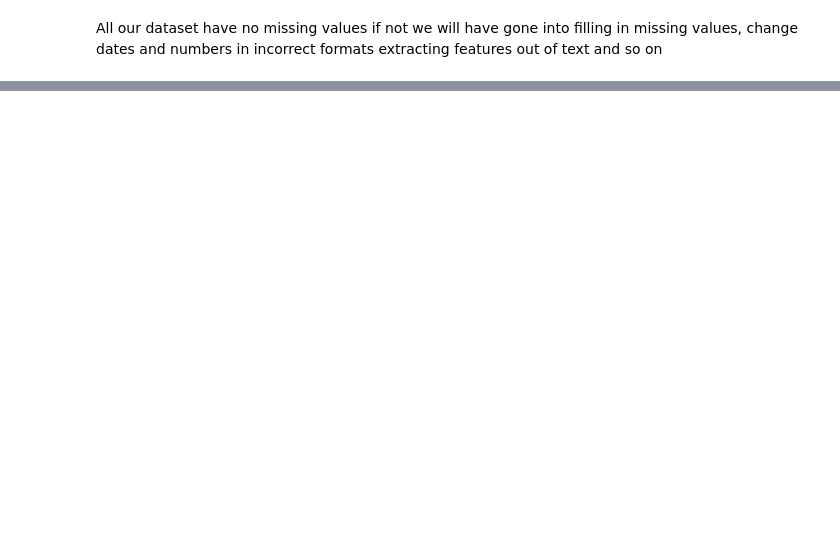
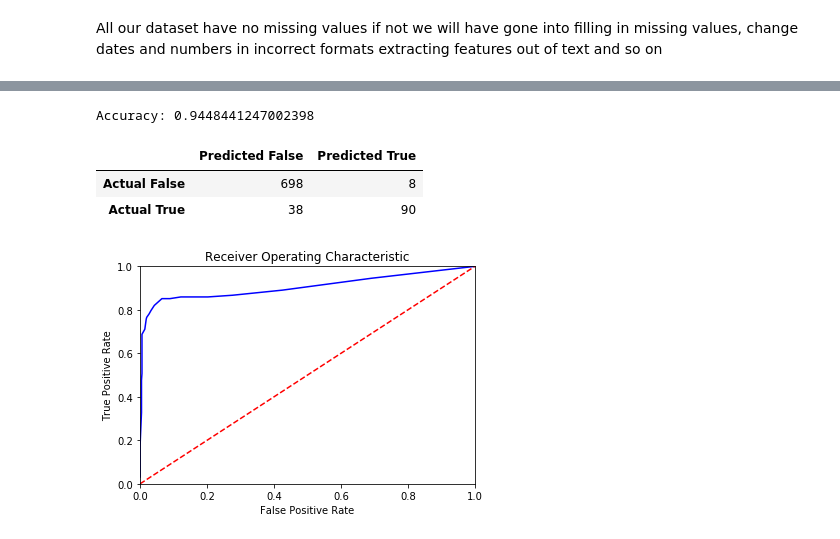
Before and after one commit to constantinembufung/Predicting-Customer-Churn, a Jupyter notebook: Predicting Customer Churn in Telecom Industry.ipynb, the cells around one changed output, grey strips where cells are left out. Saved outputs shown, nothing was run; the diff lists cells and outputs as text; code cells hidden in the pictures; blank space fills up the shorter version.

```diff
--- a/Predicting Customer Churn in Telecom Industry.ipynb
+++ b/Predicting Customer Churn in Telecom Industry.ipynb
@@ -61,0 +178,8 @@ extracting features out of text and so on
+# %%
+# Convert all categorical variables to binary
+from sklearn.preprocessing import LabelEncoder
+
+lb_make = LabelEncoder()
+df["Churn"] = lb_make.fit_transform(df["Churn"])
+df["International plan"] = lb_make.fit_transform(df["International plan"])
+df["Voice mail plan"] = lb_make.fit_transform(df["Voice mail plan"])
@@ -88,0 +202,2 @@ We assume that the
+# %%
+df_train, df_test = train_test_split(df, test_size=0.25)
@@ -88,0 +218,3 @@ We assume that the
+# %%
+clf = RandomForestClassifier(n_estimators = 30)
+clf.fit(df_train[features], df_train["Churn"])
@@ -88,0 +229,5 @@ We assume that the
+# %%
+#Make Predictions
+predictions = clf.predict(df_test[features])
+probs = clf.predict_proba(df_test[features])
+display(predictions)
@@ -88,0 +252,29 @@ We assume that the
+# %%
+score = clf.score(df_test[features], df_test["Churn"])
+print("Accuracy:", score)
+# %% [output]
+Accuracy: 0.9448441247002398
+# %%
+get_ipython().magic('matplotlib inline')
+confusion_matrix = pd.DataFrame(
+    confusion_matrix(df_test["Churn"], predictions),
+    columns=["Predicted False", "Predicted True"],
+    index=["Actual False", "Actual True"]
+)
+display(confusion_matrix)
+
+# Calculate the fpr and tpr for all thresholds of the classification
+fpr, tpr, threshold = roc_curve(df_test["Churn"], probs[:,1])
+plt.title('Receiver Operating Characteristic')
+plt.plot(fpr, tpr, 'b')
+plt.plot([0, 1], [0, 1],'r--')
+plt.xlim([0, 1])
+plt.ylim([0, 1])
+plt.ylabel('True Positive Rate')
+plt.xlabel('False Positive Rate')
+plt.show()
+# %% [output]
+|  | Predicted False | Predicted True |
+| Actual False | 698 | 8 |
+| Actual True | 38 | 90 |
+[figure, added]
```
Also changed, not shown: parts of 22 cells of this notebook.
